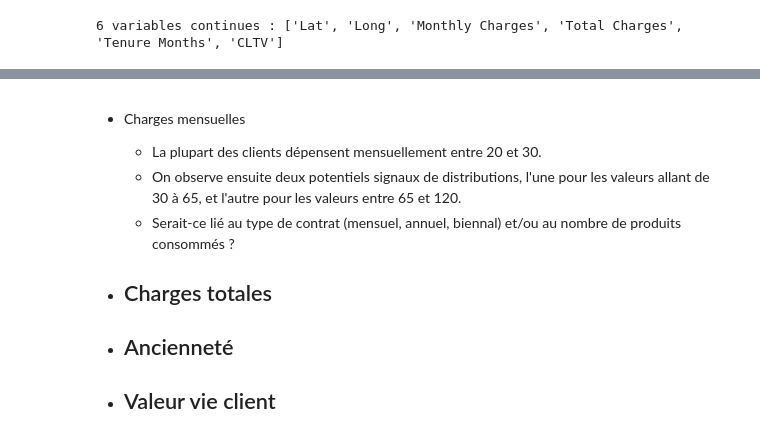
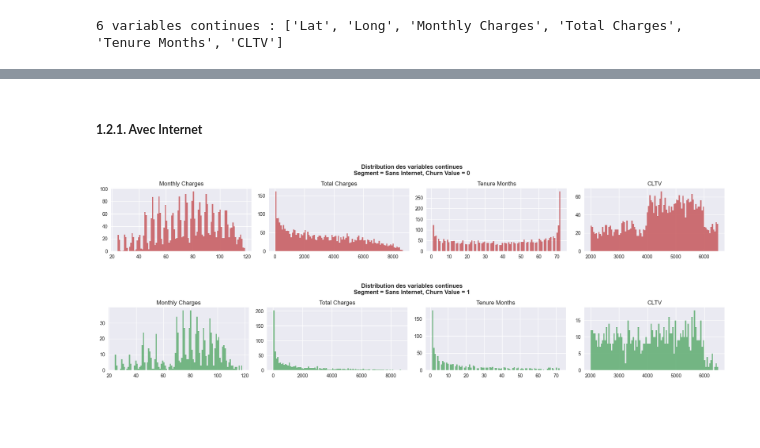
Before and after one commit to bryantchakote/churn-services-numeriques, a Jupyter notebook: work.ipynb, the cells around one changed output, grey strips where cells are left out. Saved outputs shown, nothing was run; the diff lists cells and outputs as text; code cells hidden in the pictures; blank space fills up the shorter version.

Commit message:
Cont analysis (partial)

```diff
--- a/work.ipynb
+++ b/work.ipynb
@@ -414,14 +405,0 @@ plt.show()
-# %% [markdown]
-- Charges mensuelles
-    - La plupart des clients dépensent mensuellement entre 20 et 30.
-    - On observe ensuite deux potentiels signaux de distributions, l'une pour les valeurs allant de 30 à 65, et l'autre pour les valeurs entre 65 et 120.
-    - Serait-ce lié au type de contrat (mensuel, annuel, biennal) et/ou au nombre de produits consommés ?
-
-- Charges totales
-    -
-
-- Ancienneté
-    -
-
-- Valeur vie client
-    -
@@ -429,0 +408,20 @@ plt.show()
+# %%
+def plot_cont_vs_target(df, cols, target_value, segment, figsize=(18, 3)):
+    _, axes = plt.subplots(1, len(cols), figsize=figsize)
+
+    color = color_g if target_value else color_r
+    for i, col in enumerate(cols):
+        axes[i].hist(df.loc[df[target] == target_value, col], bins=100, color=color, alpha=0.8, label=target_value)
+        axes[i].set_title(col)
+
+    plt.suptitle(f"Distribution des variables continues\nSegment = {segment}, Churn Value = {target_value}", y=0.95, size=12, weight="bold")
+    plt.tight_layout()
+    plt.show()
+# %% [markdown]
+##### **1.2.1. Avec Internet**
+# %%
+plot_cont_vs_target(df=df_internet, cols=cols, target_value=0, segment=segment)
+plot_cont_vs_target(df=df_internet, cols=cols, target_value=1, segment=segment)
+# %% [output]
+[figure, added]
+[figure, added]
```
Also changed, not shown: parts of 13 cells of this notebook.
